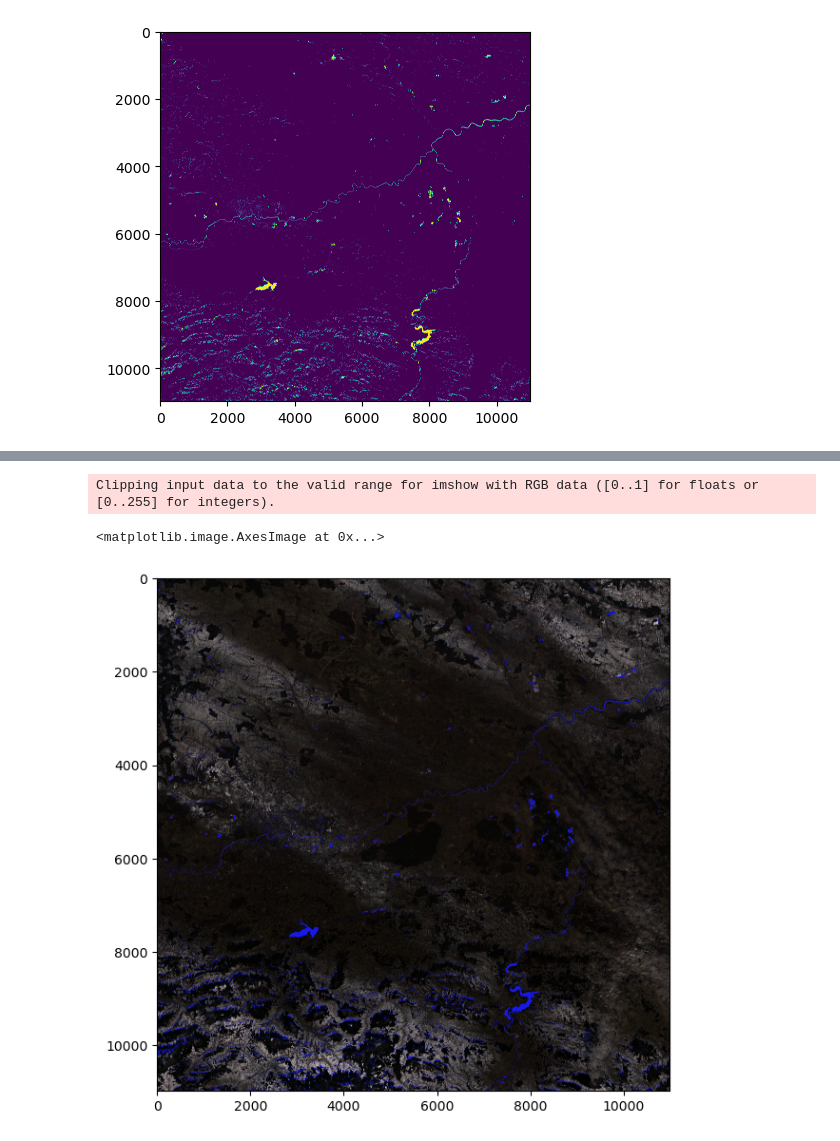
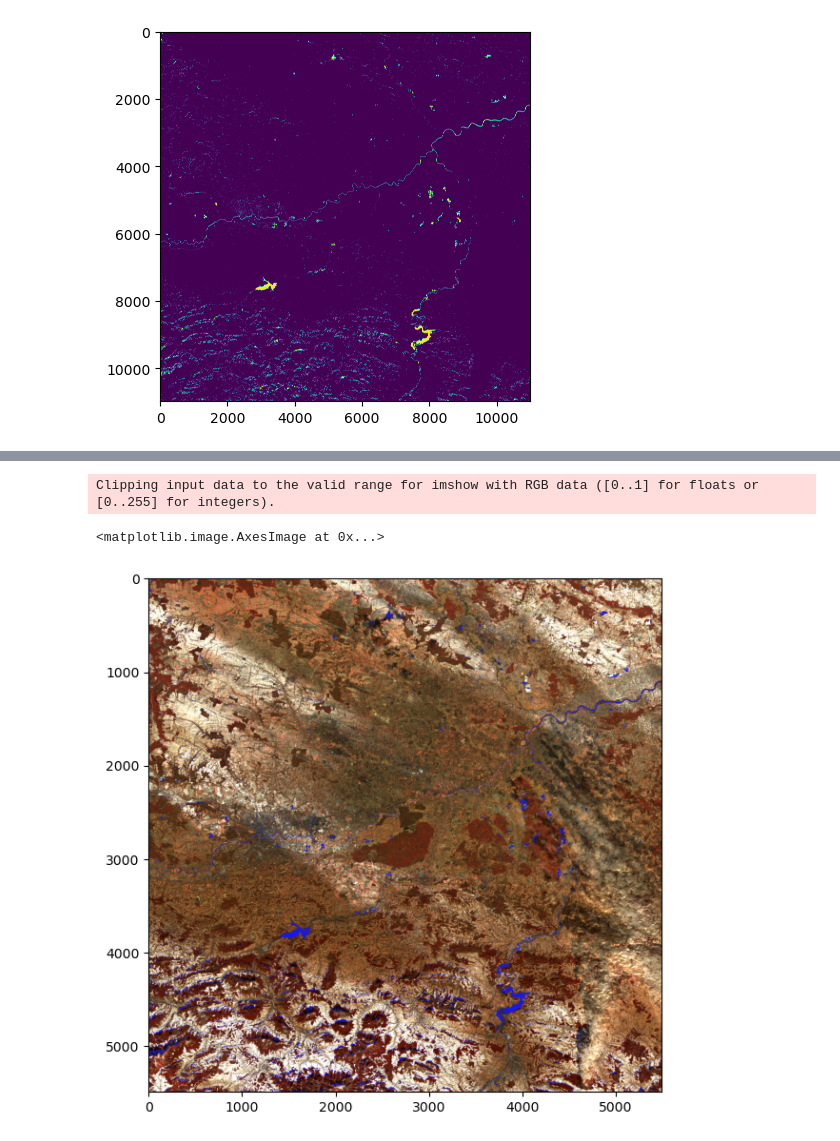
Before and after one commit to rafalgrm/senti-water, a Jupyter notebook: download_bbox.ipynb, the cells around one changed output, grey strips where cells are left out. Cells and saved outputs as stored; diff of their text form; code cells hidden in the pictures.

```diff
--- a/download_bbox.ipynb
+++ b/download_bbox.ipynb
@@ -87,10 +87,10 @@ plt.imshow(image_ndwi.astype('uint16'))
 <matplotlib.image.AxesImage at 0x...>
 [figure]
 # %%
-def load_sentinel_image(img_folder, bands):
+def load_sentinel_image(img_folder, bands, scale):
     image = {}
     for band in bands:
-        file = img_folder + 'T34UDA_20220109T094401_' + band + '_10m.jp2'
+        file = img_folder + 'R' + scale + 'm/' + 'T34UDA_20220109T094401_' + band + '_' + scale + 'm.jp2'
         print(f'Opening file {file}')
         ds = rasterio.open(file)
         image.update({band: ds.read(1)})
@@ -105,7 +105,8 @@ def display_rgb(img, b_r, b_g, b_b, alpha=1., figsize=(10, 10)):
     plt.imshow(rgb)
 
 
-img = load_sentinel_image('S2A_MSIL2A_20220109T094401_N0301_R036_T34UDA_20220109T121235.SAFE/GRANULE/L2A_T34UDA_A034210_20220109T094357/IMG_DATA/R10m/', ['B02', 'B03', 'B04'])
+'''
+img = load_sentinel_image('S2A_MSIL2A_20220109T094401_N0301_R036_T34UDA_20220109T121235.SAFE/GRANULE/L2A_T34UDA_A034210_20220109T094357/IMG_DATA/', ['B02', 'B03', 'B04'], '10')
 
 fig, ax = plt.subplots(1, 3, figsize=(15, 5))
 ax[0].imshow(img['B02'], cmap='Blues_r')
@@ -113,4 +114,8 @@ ax[1].imshow(img['B03'], cmap='Greens_r')
 ax[2].imshow(img['B04'], cmap='Reds_r')
 
 display_rgb(img, 'B04', 'B03', 'B02', alpha=2.)
+'''
+
+img = load_sentinel_image('S2A_MSIL2A_20220109T094401_N0301_R036_T34UDA_20220109T121235.SAFE/GRANULE/L2A_T34UDA_A034210_20220109T094357/IMG_DATA/', ['B03', 'B05', 'B07'], '20')
+display_rgb(img, 'B07', 'B05', 'B03', alpha=5.)
 # %% [output]
@@ -123,12 +127,22 @@ Clipping input data to the valid range for imshow with RGB data ([0..1] for floa
 # %%
-rgb = np.stack([img['B04'], img['B03'], img['B02']], axis=-1)
-rgb = rgb/rgb.max() * 2
+def new_water_mask_downscale(old_mask, old_shape, new_shape):
+    new_mask = np.full((new_shape, new_shape), False)
+    for i in range(new_shape):
+        for j in range(new_shape):
+            new_mask[i][j] = old_mask[(old_shape // new_shape) * i][(old_shape // new_shape) * j]
+
+    return new_mask
+
+rgb = np.stack([img['B07'], img['B05'], img['B03']], axis=-1)
+rgb = rgb/rgb.max() * 5.
+
+water_mask = new_water_mask_downscale(water_mask, water_mask.shape[0], rgb.shape[0])
 
 rgb[water_mask] = [0.1, 0.1, 0.9]
 
 plt.figure(figsize=(7,7))
 plt.imshow(rgb)
 # %% [output]
 Clipping input data to the valid range for imshow with RGB data ([0..1] for floats or [0..255] for integers).
 <matplotlib.image.AxesImage at 0x...>
-[figure, old version]
+[figure, new version]
```
Also changed, not shown: parts of 1 cell of this notebook.
